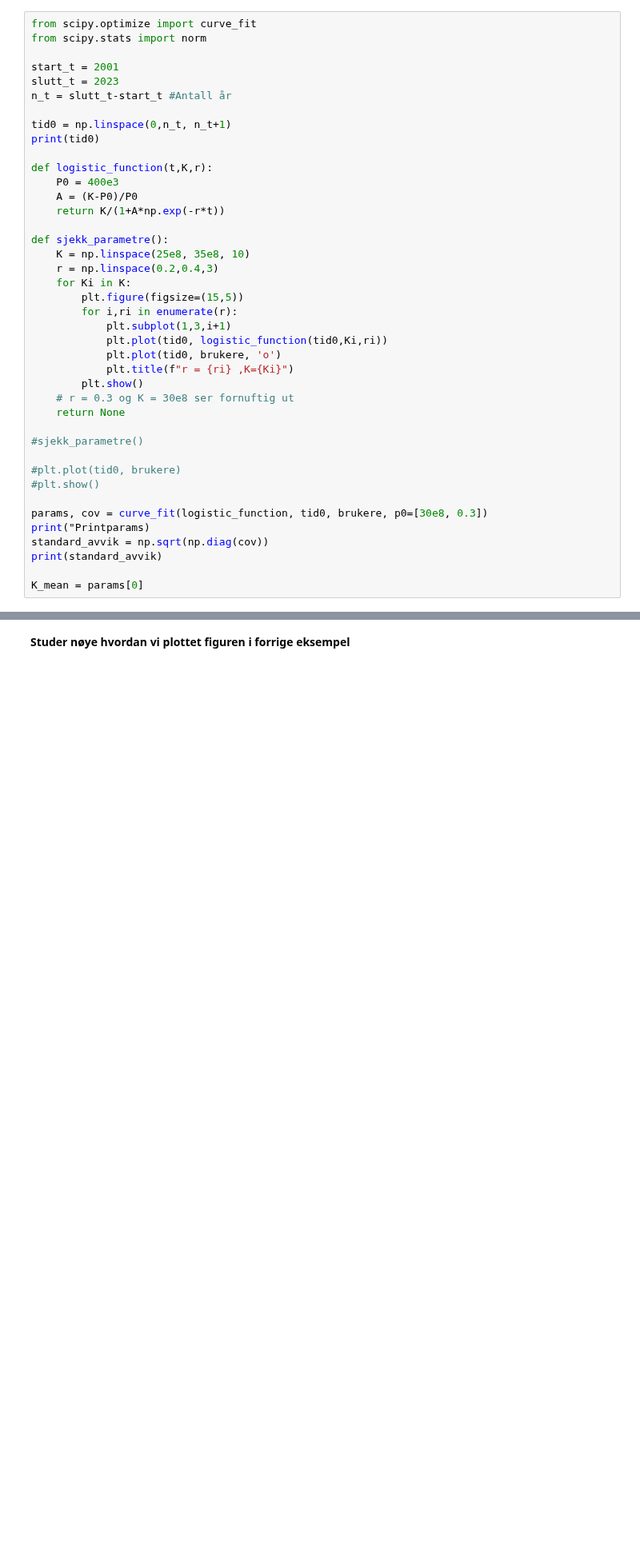
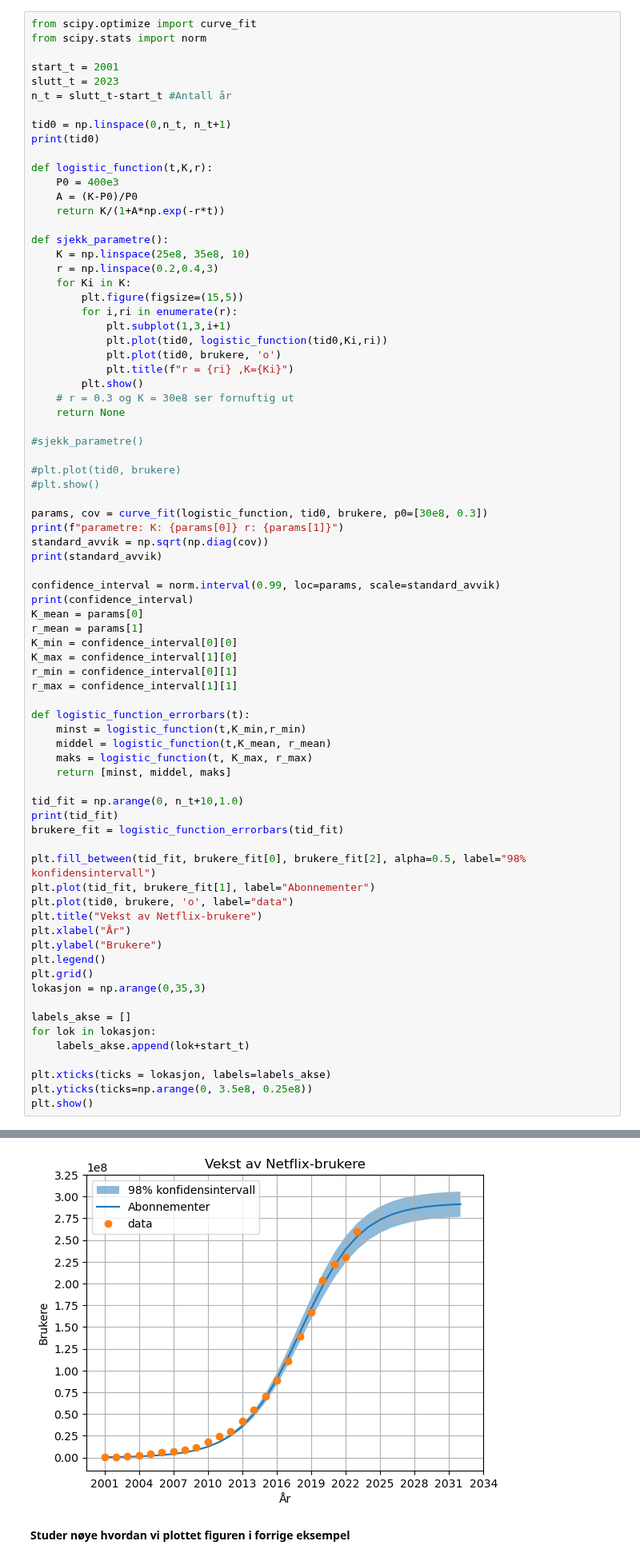
Before and after one commit to jonasjul/IIRA2001H24, a Jupyter notebook: 5-Plotting-Listekomprehensjon/plotting-JH.ipynb, the cells around one changed output, grey strips where cells are left out. Shown at 80% size. Drawn from its saved outputs; the diff is of its cells as text; blank space fills up the shorter version.

```diff
--- a/5-Plotting-Listekomprehensjon/plotting-JH.ipynb
+++ b/5-Plotting-Listekomprehensjon/plotting-JH.ipynb
@@ -54,11 +54,46 @@ def sjekk_parametre():
 #plt.show()
 
 params, cov = curve_fit(logistic_function, tid0, brukere, p0=[30e8, 0.3])
-print("Printparams)
+print(f"parametre: K: {params[0]} r: {params[1]}")
 standard_avvik = np.sqrt(np.diag(cov))
 print(standard_avvik)
 
+confidence_interval = norm.interval(0.99, loc=params, scale=standard_avvik)
+print(confidence_interval)
 K_mean = params[0]
+r_mean = params[1]
+K_min = confidence_interval[0][0]
+K_max = confidence_interval[1][0]
+r_min = confidence_interval[0][1]
+r_max = confidence_interval[1][1]
+
+def logistic_function_errorbars(t):
+    minst = logistic_function(t,K_min,r_min)
+    middel = logistic_function(t,K_mean, r_mean)
+    maks = logistic_function(t, K_max, r_max)
+    return [minst, middel, maks]
+
+tid_fit = np.arange(0, n_t+10,1.0)
+print(tid_fit)
+brukere_fit = logistic_function_errorbars(tid_fit)
+
+plt.fill_between(tid_fit, brukere_fit[0], brukere_fit[2], alpha=0.5, label="98% konfidensintervall")
+plt.plot(tid_fit, brukere_fit[1], label="Abonnementer")
+plt.plot(tid0, brukere, 'o', label="data")
+plt.title("Vekst av Netflix-brukere")
+plt.xlabel("År")
+plt.ylabel("Brukere")
+plt.legend()
+plt.grid()
+lokasjon = np.arange(0,35,3)
+
+labels_akse = []
+for lok in lokasjon:
+    labels_akse.append(lok+start_t)
+
+plt.xticks(ticks = lokasjon, labels=labels_akse)
+plt.yticks(ticks=np.arange(0, 3.5e8, 0.25e8))
+plt.show()
 # %% [output]
 [ 0.  1.  2.  3.  4.  5.  6.  7.  8.  9. 10. 11. 12. 13. 14. 15. 16. 17.
  18. 19. 20. 21. 22.]
@@ -67,3 +105,4 @@ K_mean = params[0]
+[figure, added]
 # %% [markdown]
 **Studer nøye hvordan vi plottet figuren i forrige eksempel**
 # %% [markdown]
```
Also changed, not shown: parts of 1 cell of this notebook.
